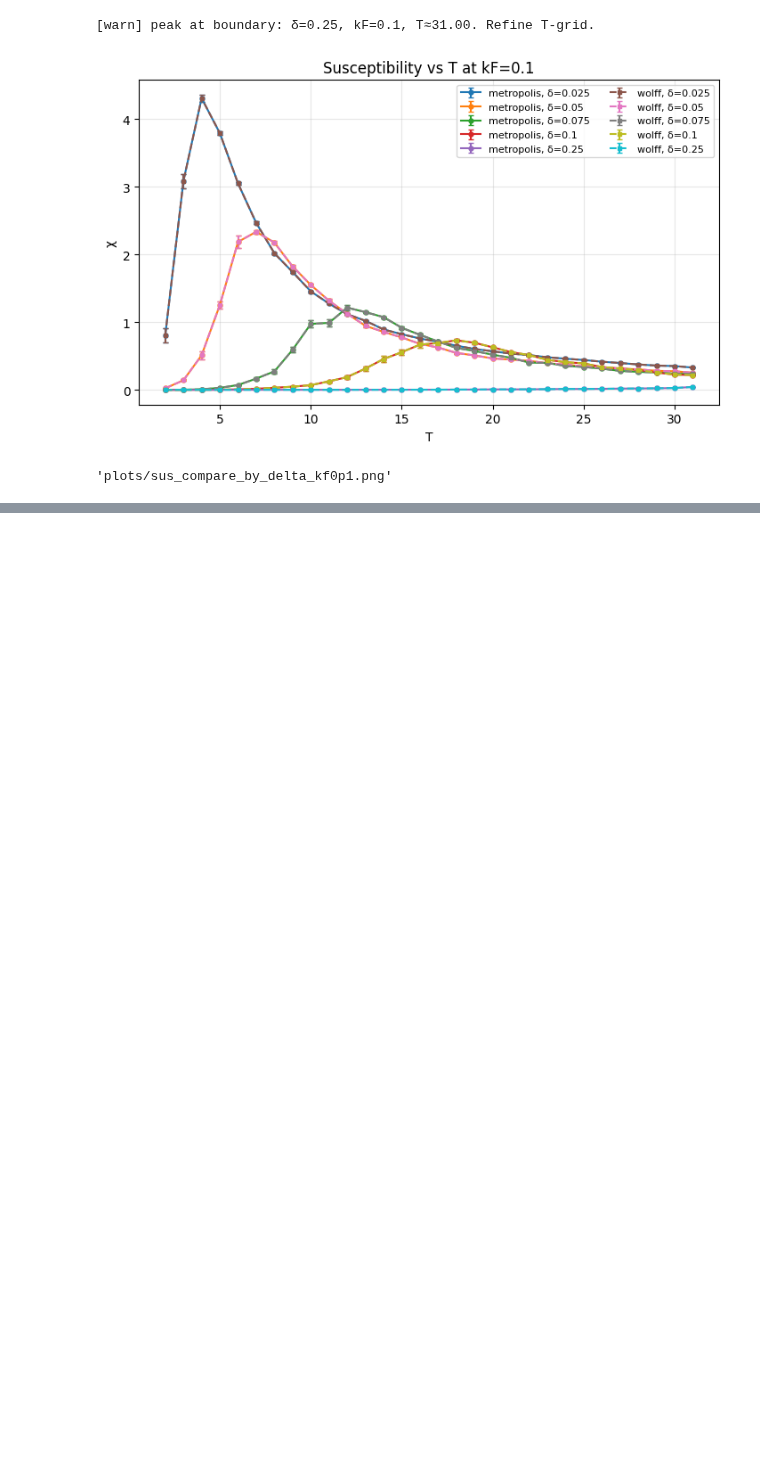
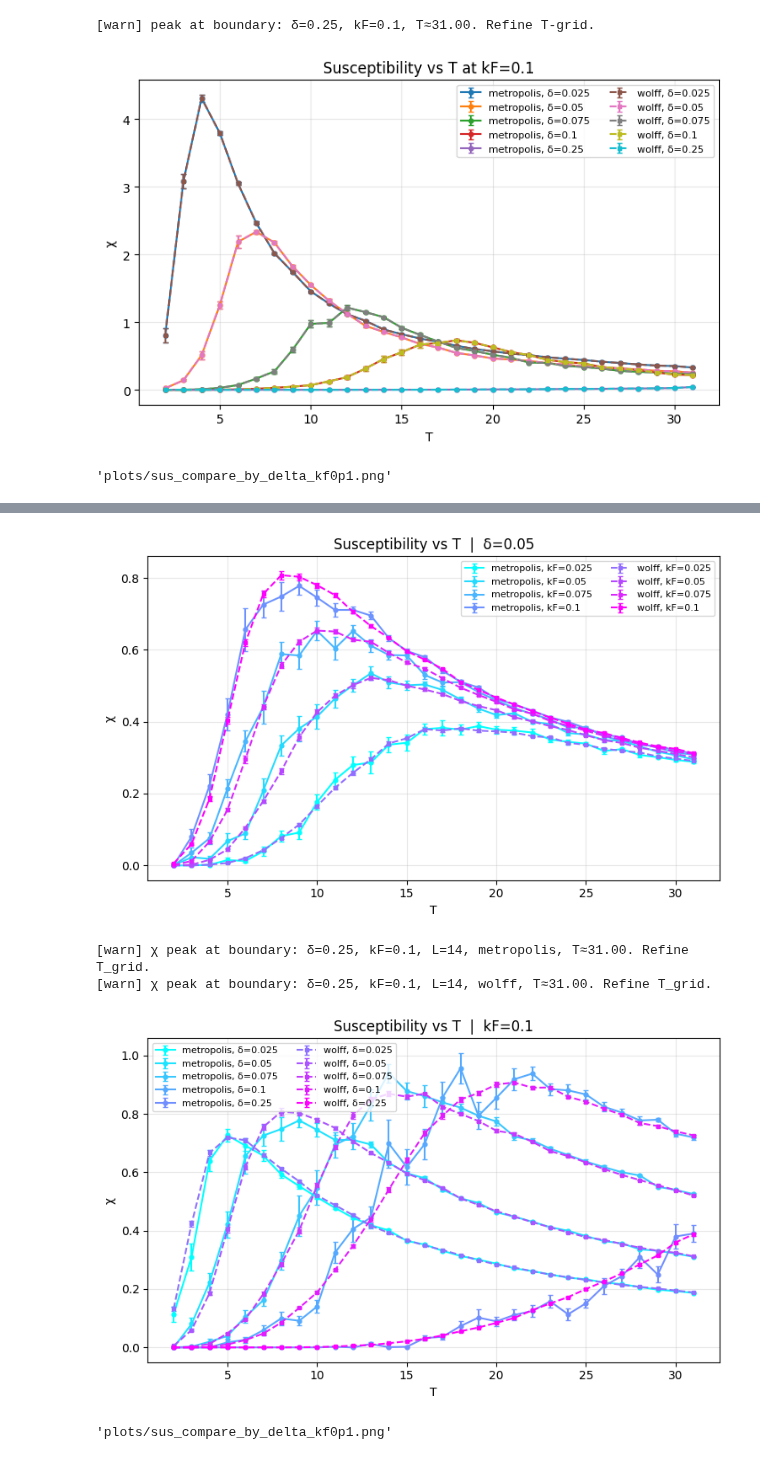
Before and after one commit to condmat-girl/monte-carlo-PtSe2, a Jupyter notebook: test.ipynb, the cells around one changed output, grey strips where cells are left out. Drawn from its saved outputs; the diff is of its cells as text; code cells hidden in the pictures; blank space fills up the shorter version.

```diff
--- a/test.ipynb
+++ b/test.ipynb
@@ -818,0 +1003,39 @@ runner.plot_susceptibility_compare(
+# %%
+from plot_observables import ObservablesGrid
+
+runner = ObservablesGrid(
+    deltas=[0.05],                         # base set for first plot
+    kfs=[0.025, 0.05, 0.075, 0.1],
+    Ls=[14],
+    J0=-1.0,
+    warmup=1000,
+    steps=5000,
+    outdir="plots",
+   # cache_dir="cache",
+)
+
+# 1) Fixed delta=0.05, vary kF
+runner.plot_susceptibility_compare(
+    deltas=[0.05],
+    kfs=[0.025, 0.05, 0.075, 0.1],
+    methods=("metropolis", "wolff"),
+    by="kf",
+    fixed_value=0.05,
+  # fname="sus_compare_by_kf_delta0p0522.png",
+)
+
+# 2) Fixed kF=0.1, vary doping
+runner.plot_susceptibility_compare(
+    deltas=[0.025, 0.05, 0.075, 0.1, 0.25],
+    kfs=[0.1],
+    methods=("metropolis", "wolff"),
+    by="delta",
+    fixed_value=0.1,
+   # fname="sus_compare_by_delta_kf0p122.png",
+)
+# %% [output]
+[figure, added]
+[warn] χ peak at boundary: δ=0.25, kF=0.1, L=14, metropolis, T≈31.00. Refine T_grid.
+[warn] χ peak at boundary: δ=0.25, kF=0.1, L=14, wolff, T≈31.00. Refine T_grid.
+[figure, added]
+'plots/sus_compare_by_delta_kf0p1.png'
```
Also changed, not shown: parts of 3 cells of this notebook.
